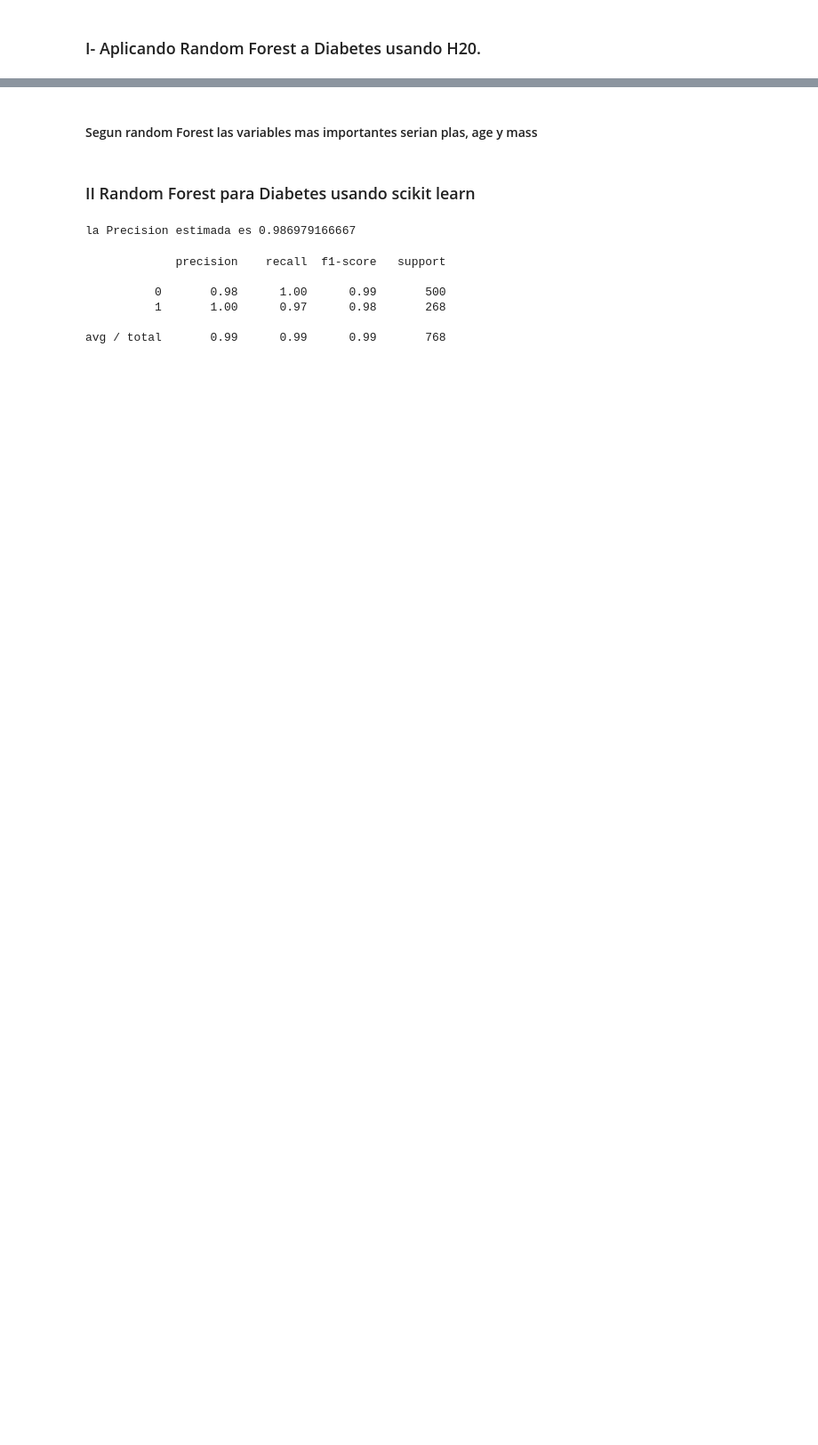
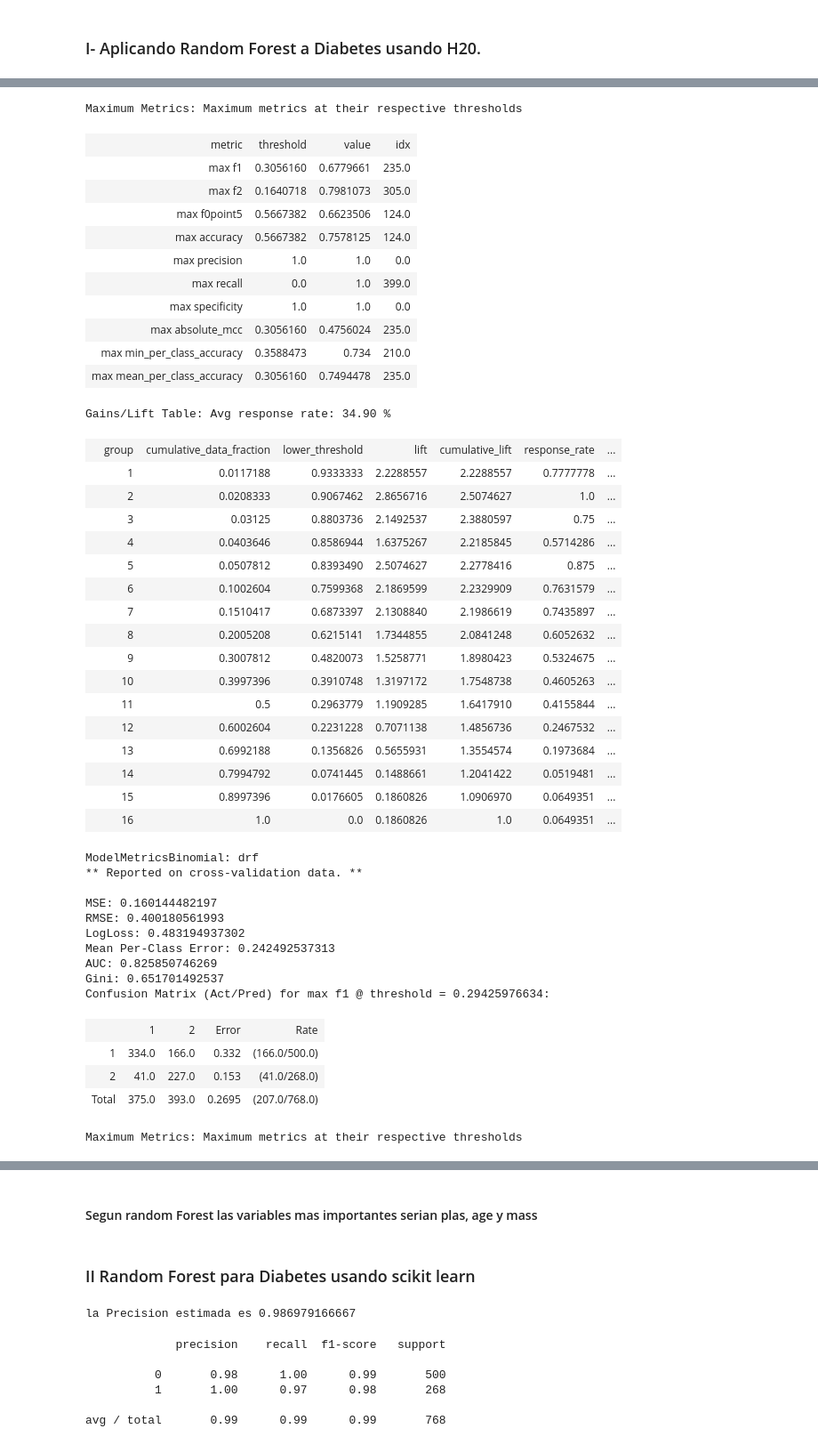
Before and after one commit to eacunafer/Data-Mining-Machine-Learning-subgraduado-, a Jupyter notebook: notebooks/rforest.ipynb, the cells around one changed output, grey strips where cells are left out. Shown at 89% size. Saved outputs shown, nothing was run; the diff lists cells and outputs as text; code cells hidden in the pictures; blank space fills up the shorter version.

```diff
--- a/notebooks/rforest.ipynb
+++ b/notebooks/rforest.ipynb
@@ -100,0 +102,3 @@ Gains/Lift Table: Avg response rate: 34.90 %
+# %%
+model.confusion_matrix
+# %% [output]
@@ -100,0 +125,45 @@ Gains/Lift Table: Avg response rate: 34.90 %
+Maximum Metrics: Maximum metrics at their respective thresholds
+| metric | threshold | value | idx |
+| max f1 | 0.3056160 | 0.6779661 | 235.0 |
+| max f2 | 0.1640718 | 0.7981073 | 305.0 |
+| max f0point5 | 0.5667382 | 0.6623506 | 124.0 |
+| max accuracy | 0.5667382 | 0.7578125 | 124.0 |
+| max precision | 1.0 | 1.0 | 0.0 |
+| max recall | 0.0 | 1.0 | 399.0 |
+| max specificity | 1.0 | 1.0 | 0.0 |
+| max absolute_mcc | 0.3056160 | 0.4756024 | 235.0 |
+| max min_per_class_accuracy | 0.3588473 | 0.734 | 210.0 |
+| max mean_per_class_accuracy | 0.3056160 | 0.7494478 | 235.0 |
+Gains/Lift Table: Avg response rate: 34.90 %
+|  | group | cumulative_data_fraction | lower_threshold | lift | cumulative_lift | response_rate | ... |
+|  | 1 | 0.0117188 | 0.9333333 | 2.2288557 | 2.2288557 | 0.7777778 | ... |
+|  | 2 | 0.0208333 | 0.9067462 | 2.8656716 | 2.5074627 | 1.0 | ... |
+|  | 3 | 0.03125 | 0.8803736 | 2.1492537 | 2.3880597 | 0.75 | ... |
+|  | 4 | 0.0403646 | 0.8586944 | 1.6375267 | 2.2185845 | 0.5714286 | ... |
+|  | 5 | 0.0507812 | 0.8393490 | 2.5074627 | 2.2778416 | 0.875 | ... |
+|  | 6 | 0.1002604 | 0.7599368 | 2.1869599 | 2.2329909 | 0.7631579 | ... |
+|  | 7 | 0.1510417 | 0.6873397 | 2.1308840 | 2.1986619 | 0.7435897 | ... |
+|  | 8 | 0.2005208 | 0.6215141 | 1.7344855 | 2.0841248 | 0.6052632 | ... |
+|  | 9 | 0.3007812 | 0.4820073 | 1.5258771 | 1.8980423 | 0.5324675 | ... |
+|  | 10 | 0.3997396 | 0.3910748 | 1.3197172 | 1.7548738 | 0.4605263 | ... |
+|  | 11 | 0.5 | 0.2963779 | 1.1909285 | 1.6417910 | 0.4155844 | ... |
+|  | 12 | 0.6002604 | 0.2231228 | 0.7071138 | 1.4856736 | 0.2467532 | ... |
+|  | 13 | 0.6992188 | 0.1356826 | 0.5655931 | 1.3554574 | 0.1973684 | ... |
+|  | 14 | 0.7994792 | 0.0741445 | 0.1488661 | 1.2041422 | 0.0519481 | ... |
+|  | 15 | 0.8997396 | 0.0176605 | 0.1860826 | 1.0906970 | 0.0649351 | ... |
+|  | 16 | 1.0 | 0.0 | 0.1860826 | 1.0 | 0.0649351 | ... |
+ModelMetricsBinomial: drf
+** Reported on cross-validation data. **
+
+MSE: 0.160144482197
+RMSE: 0.400180561993
+LogLoss: 0.483194937302
+Mean Per-Class Error: 0.242492537313
+AUC: 0.825850746269
+Gini: 0.651701492537
+Confusion Matrix (Act/Pred) for max f1 @ threshold = 0.29425976634:
+|  | 1 | 2 | Error | Rate |
+| 1 | 334.0 | 166.0 | 0.332 | (166.0/500.0) |
+| 2 | 41.0 | 227.0 | 0.153 | (41.0/268.0) |
+| Total | 375.0 | 393.0 | 0.2695 | (207.0/768.0) |
+Maximum Metrics: Maximum metrics at their respective thresholds
```
Also changed, not shown: parts of 14 cells of this notebook.
